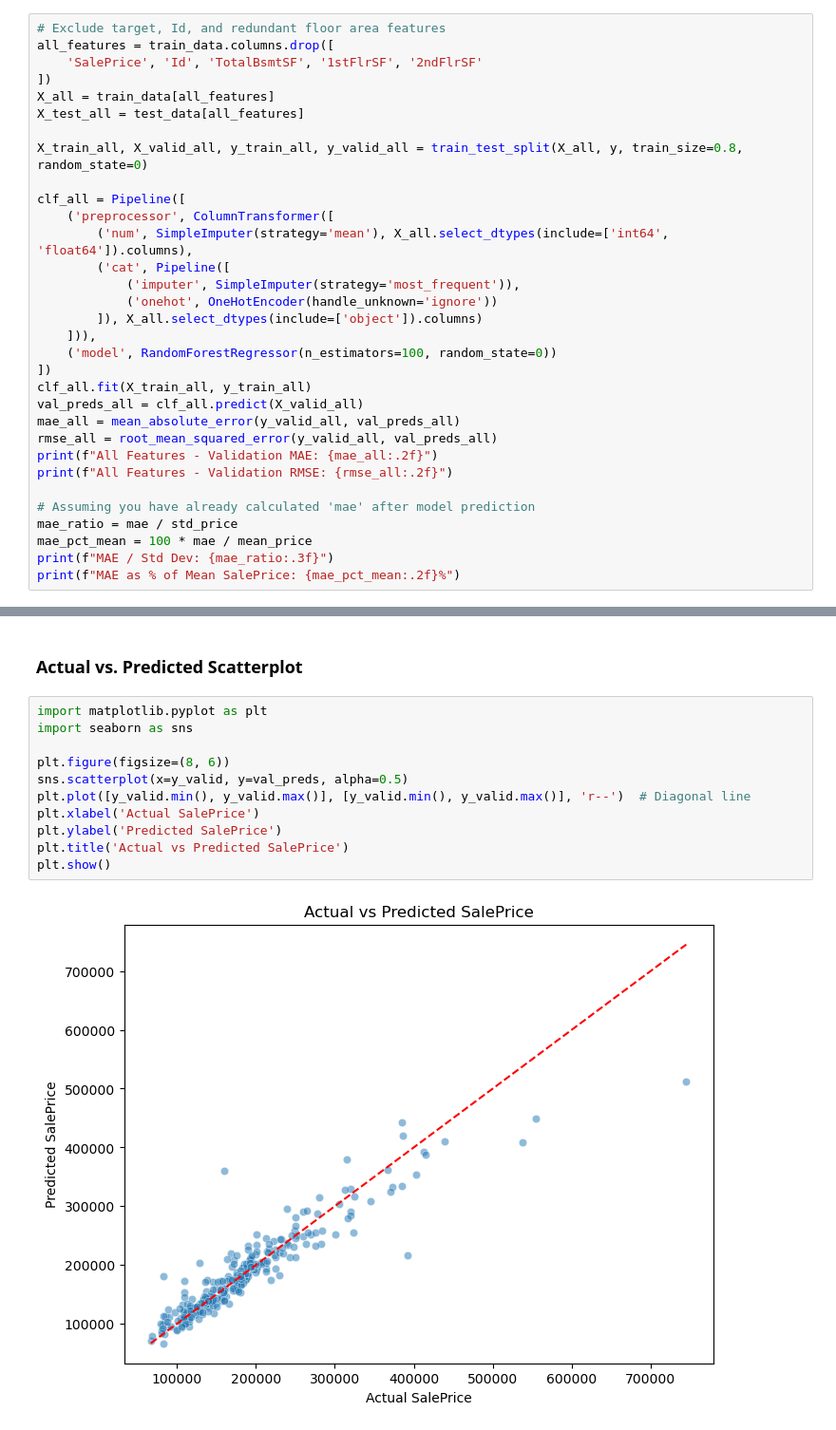
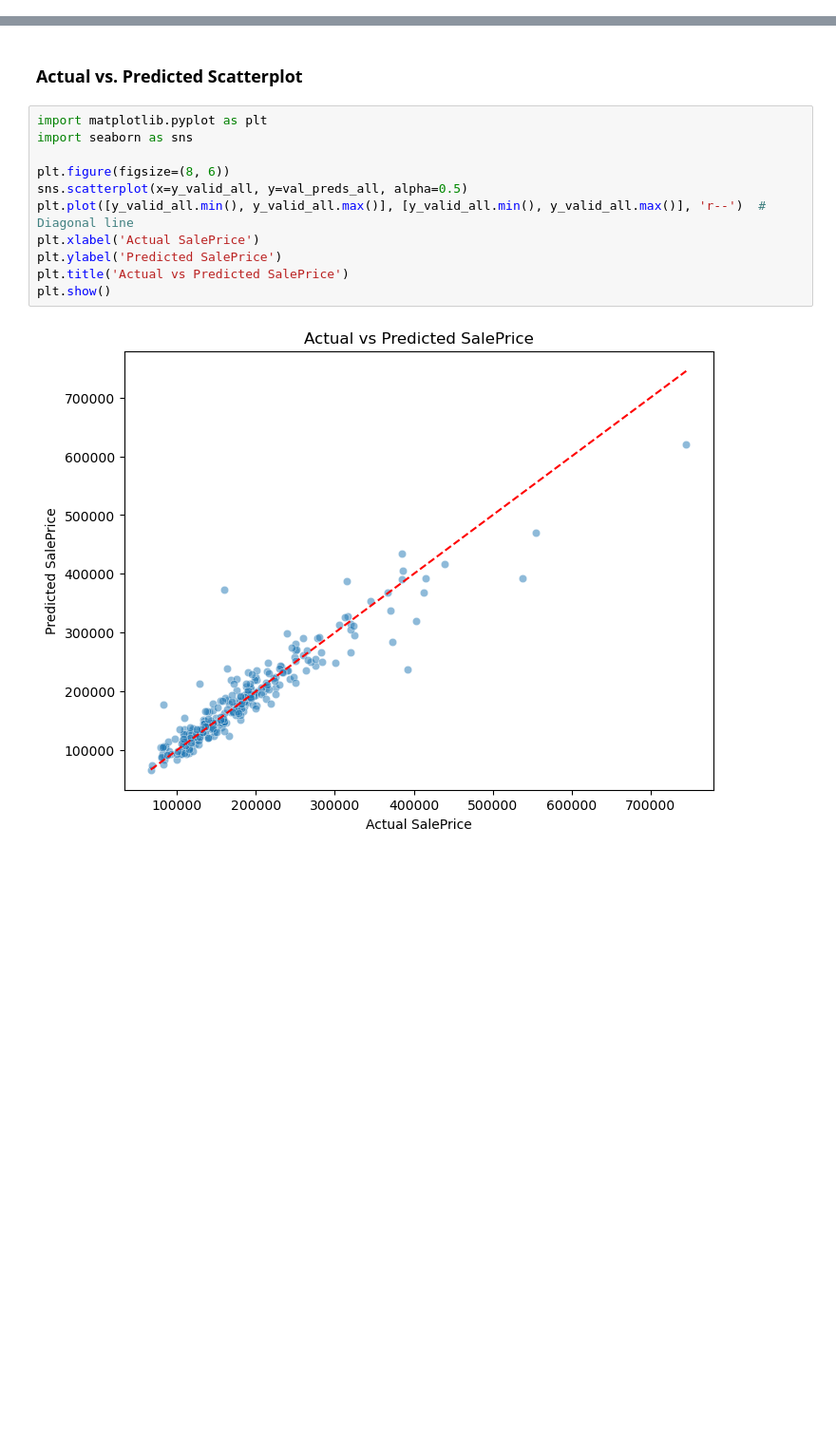
Before and after one commit to ericdoesit/Kaggle, a Jupyter notebook: kaggle_homeprices.ipynb, the cells around one changed output, grey strips where cells are left out. Shown at 95% size. Saved outputs shown, nothing was run; the diff lists cells and outputs as text; blank space fills up the shorter version.

```diff
--- a/kaggle_homeprices.ipynb
+++ b/kaggle_homeprices.ipynb
@@ -108,35 +95,3 @@ preprocessor = ColumnTransformer([
 - Splits the data into training and validation sets, preprocesses numerical and categorical features, and fits the model.
 - Calculates and prints the validation MAE and RMSE to measure prediction accuracy.
 - Also reports the MAE as a fraction of the standard deviation and as a percentage of the mean sale price, to put the error in context with the data’s spread and average value.
-# %%
-# Exclude target, Id, and redundant floor area features
-all_features = train_data.columns.drop([
-    'SalePrice', 'Id', 'TotalBsmtSF', '1stFlrSF', '2ndFlrSF'
-])
-X_all = train_data[all_features]
-X_test_all = test_data[all_features]
-
-X_train_all, X_valid_all, y_train_all, y_valid_all = train_test_split(X_all, y, train_size=0.8, random_state=0)
-
-clf_all = Pipeline([
-    ('preprocessor', ColumnTransformer([
-        ('num', SimpleImputer(strategy='mean'), X_all.select_dtypes(include=['int64', 'float64']).columns),
-        ('cat', Pipeline([
-            ('imputer', SimpleImputer(strategy='most_frequent')),
-            ('onehot', OneHotEncoder(handle_unknown='ignore'))
-        ]), X_all.select_dtypes(include=['object']).columns)
-    ])),
-    ('model', RandomForestRegressor(n_estimators=100, random_state=0))
-])
-clf_all.fit(X_train_all, y_train_all)
-val_preds_all = clf_all.predict(X_valid_all)
-mae_all = mean_absolute_error(y_valid_all, val_preds_all)
-rmse_all = root_mean_squared_error(y_valid_all, val_preds_all)
-print(f"All Features - Validation MAE: {mae_all:.2f}")
-print(f"All Features - Validation RMSE: {rmse_all:.2f}")
-
-# Assuming you have already calculated 'mae' after model prediction
-mae_ratio = mae / std_price
-mae_pct_mean = 100 * mae / mean_price
-print(f"MAE / Std Dev: {mae_ratio:.3f}")
-print(f"MAE as % of Mean SalePrice: {mae_pct_mean:.2f}%")
@@ -150,14 +140,14 @@ MAE as % of Mean SalePrice: 9.75%
 # %%
 import matplotlib.pyplot as plt
 import seaborn as sns
 
 plt.figure(figsize=(8, 6))
-sns.scatterplot(x=y_valid, y=val_preds, alpha=0.5)
-plt.plot([y_valid.min(), y_valid.max()], [y_valid.min(), y_valid.max()], 'r--')  # Diagonal line
+sns.scatterplot(x=y_valid_all, y=val_preds_all, alpha=0.5)
+plt.plot([y_valid_all.min(), y_valid_all.max()], [y_valid_all.min(), y_valid_all.max()], 'r--')  # Diagonal line
 plt.xlabel('Actual SalePrice')
 plt.ylabel('Predicted SalePrice')
 plt.title('Actual vs Predicted SalePrice')
 plt.show()
 # %% [output]
-[figure, old version]
+[figure, new version]
 # %%
```
Also changed, not shown: parts of 7 cells of this notebook, 1 other file.
